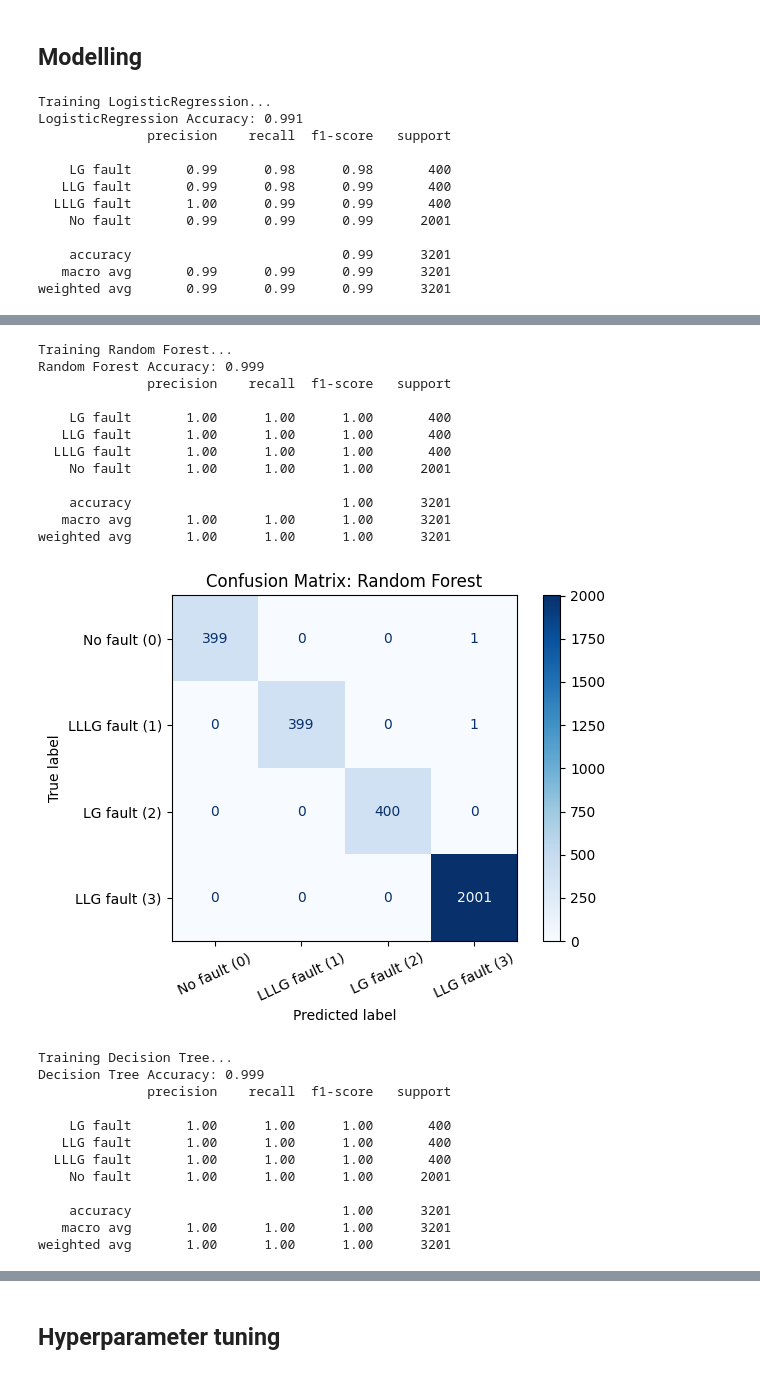
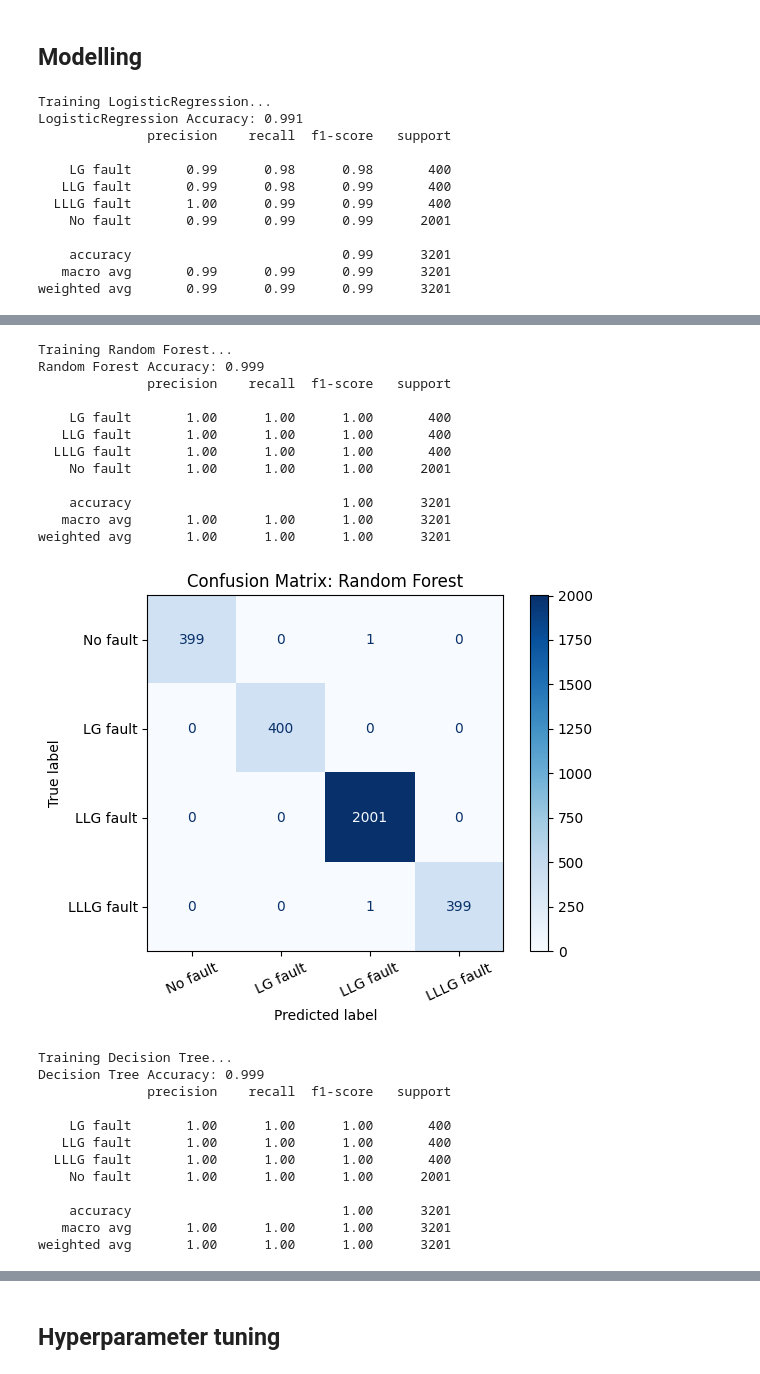
Before and after one commit to KudoroEsther/Machine_Learning_Projects, a Jupyter notebook: Fault_Analysis/fault_analysis - Copy.ipynb, the cells around one changed output, grey strips where cells are left out. Saved outputs shown, nothing was run; the diff lists cells and outputs as text; code cells hidden in the pictures.

Commit message:
fault

```diff
--- a/Fault_Analysis/fault_analysis - Copy.ipynb
+++ b/Fault_Analysis/fault_analysis - Copy.ipynb
@@ -33,9 +33,9 @@ import joblib
 ## Data Loading and Overview
 # %%
 
-# url = r"C:\Users\owner\OneDrive\Desktop\ML_projects\Fault_Analysis\merged_dataset.csv"
+url = r"C:\Users\owner\OneDrive\Desktop\ML_projects\Fault_Analysis\merged_dataset.csv"
 
-url = r"C:\Users\ncc333\Desktop\ML_projects\Fault_Analysis\merged_dataset.csv"
+# url = r"C:\Users\ncc333\Desktop\ML_projects\Fault_Analysis\merged_dataset.csv"
 def load_data(url):
     df = pd.read_csv(url, sep=",")
     return df
@@ -452,8 +452,15 @@ for model_name, model in models.items():
 
     #Adding confusion matrix
     cm = confusion_matrix(y_test, y_pred)
-    disp = ConfusionMatrixDisplay(confusion_matrix=cm,
-                                display_labels=['No fault (0)',"LLLG fault (1)", "LG fault (2)", "LLG fault (3)" ])
+
+    order = [0, 2, 3, 1]   # No fault → LG → LLG → LLLG
+
+
+    cm_reordered = cm[np.ix_(order, order)]
+
+
+    disp = ConfusionMatrixDisplay(confusion_matrix=cm_reordered,
+                                display_labels=['No fault', "LG fault", "LLG fault", "LLLG fault" ])
     print(classification_report(y_test, y_pred, zero_division=1))
 
     #Plotting with model name as title
@@ -484,16 +491,16 @@ weighted avg       0.99      0.99      0.99      3201
 Training Random Forest...
 Random Forest Accuracy: 0.999
               precision    recall  f1-score   support
 
     LG fault       1.00      1.00      1.00       400
    LLG fault       1.00      1.00      1.00       400
   LLLG fault       1.00      1.00      1.00       400
     No fault       1.00      1.00      1.00      2001
 
     accuracy                           1.00      3201
    macro avg       1.00      1.00      1.00      3201
 weighted avg       1.00      1.00      1.00      3201
-[figure, old version]
+[figure, new version]
 Training Decision Tree...
 Decision Tree Accuracy: 0.999
               precision    recall  f1-score   support
```
Also changed, not shown: parts of 3 cells of this notebook, 2 other files.
